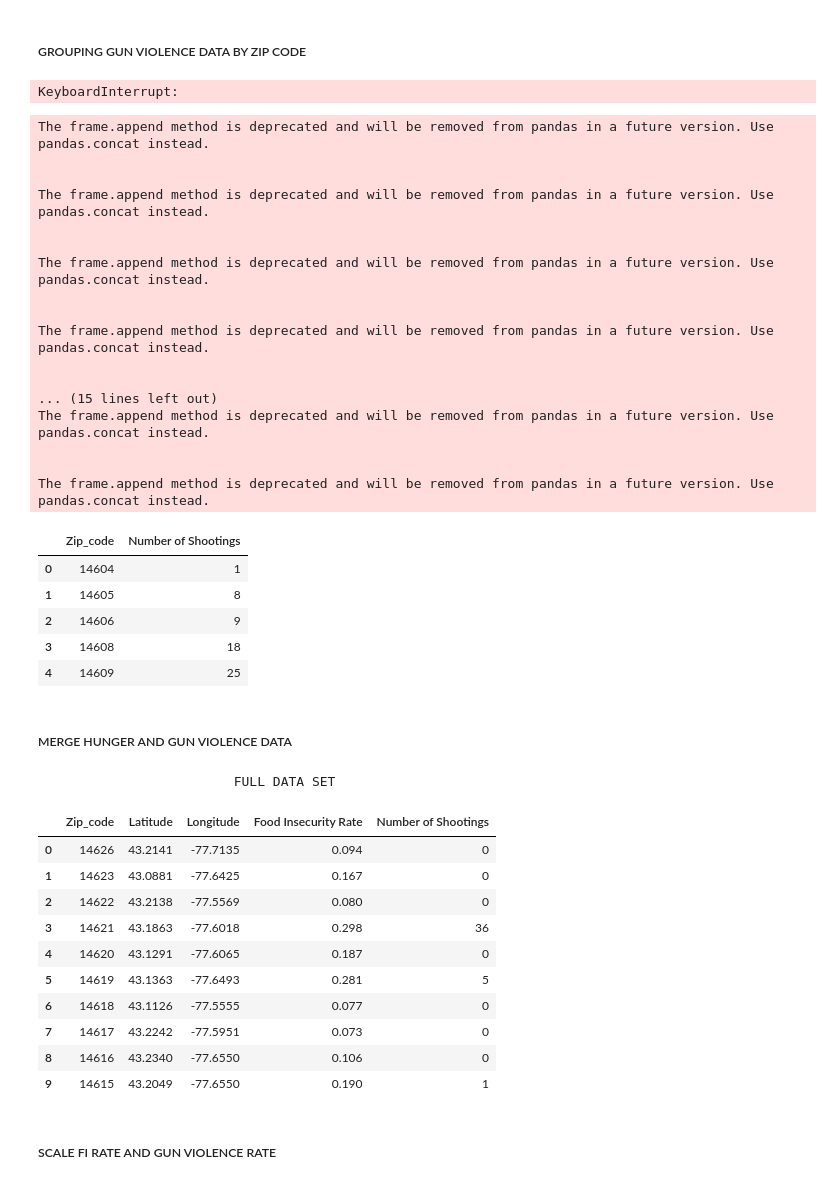
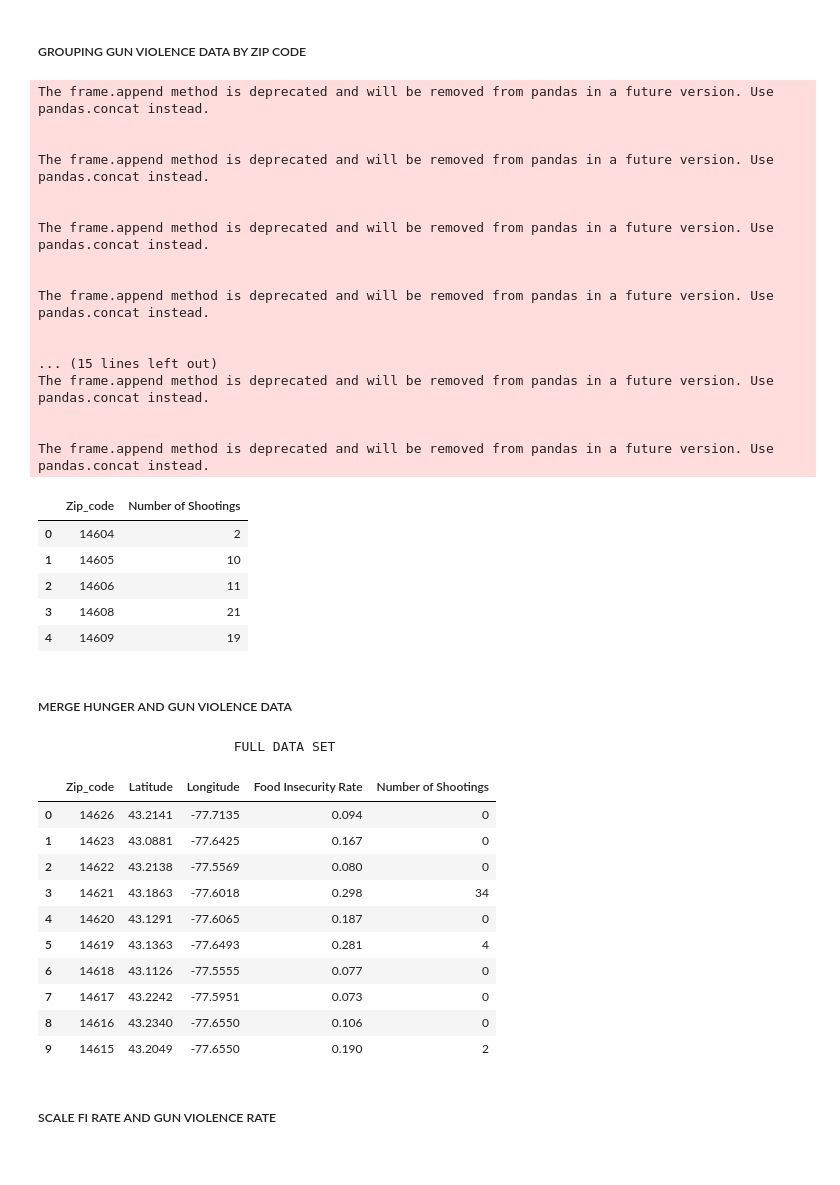
Before and after one commit to javac0f/RocGunHungerEda, a Jupyter notebook: Group9_EDA_Code.ipynb, the cells around one changed output. Saved outputs shown, nothing was run; the diff lists cells and outputs as text; code cells hidden in the pictures.

```diff
--- a/Group9_EDA_Code.ipynb
+++ b/Group9_EDA_Code.ipynb
@@ -157,8 +157,8 @@ None
 from geopy.exc import GeocoderServiceError
 from geopy.geocoders import Nominatim
 import time
-gun_long = gun_data["Longitude"]
-gun_lat = gun_data["Latitude"]
+gun_long = gun_data["Longitude"].tolist()
+gun_lat = gun_data["Latitude"].tolist()
 zipcode = []
 geolocator = Nominatim(user_agent='myapplication')
 
@@ -174,10 +174,3 @@ def reverse_geocode_with_retries(geolocator, lat, long, max_retries=3, delay=5):
                 time.sleep(delay)
             else:
                 raise e
-
-for i in range(len(gun_lat)):
-    location = reverse_geocode_with_retries(geolocator, gun_lat[i], gun_long[i])
-    address = location.raw['address']
-    zipcode.append(address.get('postcode'))
-# %% [output]
-KeyboardInterrupt:
@@ -184,6 +182,11 @@ KeyboardInterrupt:
+# %%
+gun_data = gun_data.reset_index(drop=True)
+zipcode_2022_23 = pd.Series(zipcode)
+gun_data['Zip_code'] = zipcode_2022_23
+gun_data = gun_data.groupby(['Zip_code'])['X'].count().reset_index(name="count")
 # %%
 # GROUP BY ZIP CODE
-gun_data = backup.groupby(["Zip_code"])["X"].count().reset_index(name="count")
+#gun_data = backup.groupby(["Zip_code"])["X"].count().reset_index(name="count")
 
 # ADD MISSING ZIP CODES
 allzip = list(range(14604, 14624))
@@ -191,40 +194,41 @@ allzip.append(14626)
 allzip.append(14627)
 allzip.append(14642)
 
-zip_gun = gun_data["Zip_code"].tolist()
+zip_gun = zipcode
+#zip_gun = gun_data["zip_code"].tolist()
 zip_gun = {int(x) for x in zip_gun}
 zip_noinclude = list(set(allzip) - set(zip_gun))
 
 for i in range(len(zip_noinclude)):
     gun_data = gun_data.append({'Zip_code': zip_noinclude[i], 'count': 0}, ignore_index=True)
 
 gun_data.rename(columns={'count': 'Number of Shootings'}, inplace=True)
 
 gun_data.head()
 # %% [output]
 The frame.append method is deprecated and will be removed from pandas in a future version. Use pandas.concat instead.
 
 
 The frame.append method is deprecated and will be removed from pandas in a future version. Use pandas.concat instead.
 
 
 The frame.append method is deprecated and will be removed from pandas in a future version. Use pandas.concat instead.
 
 
 The frame.append method is deprecated and will be removed from pandas in a future version. Use pandas.concat instead.
 
 
 ... (15 lines left out)
 The frame.append method is deprecated and will be removed from pandas in a future version. Use pandas.concat instead.
 
 
 The frame.append method is deprecated and will be removed from pandas in a future version. Use pandas.concat instead.
 |  | Zip_code | Number of Shootings |
-| 0 | 14604 | 1 |
-| 1 | 14605 | 8 |
-| 2 | 14606 | 9 |
-| 3 | 14608 | 18 |
-| 4 | 14609 | 25 |
+| 0 | 14604 | 2 |
+| 1 | 14605 | 10 |
+| 2 | 14606 | 11 |
+| 3 | 14608 | 21 |
+| 4 | 14609 | 19 |
 # %% [markdown]
 ##### MERGE HUNGER AND GUN VIOLENCE DATA
 # %%
@@ -238,13 +242,13 @@ full_data.head(10)
 | 0 | 14626 | 43.2141 | -77.7135 | 0.094 | 0 |
 | 1 | 14623 | 43.0881 | -77.6425 | 0.167 | 0 |
 | 2 | 14622 | 43.2138 | -77.5569 | 0.080 | 0 |
-| 3 | 14621 | 43.1863 | -77.6018 | 0.298 | 36 |
+| 3 | 14621 | 43.1863 | -77.6018 | 0.298 | 34 |
 | 4 | 14620 | 43.1291 | -77.6065 | 0.187 | 0 |
-| 5 | 14619 | 43.1363 | -77.6493 | 0.281 | 5 |
+| 5 | 14619 | 43.1363 | -77.6493 | 0.281 | 4 |
 | 6 | 14618 | 43.1126 | -77.5555 | 0.077 | 0 |
 | 7 | 14617 | 43.2242 | -77.5951 | 0.073 | 0 |
 | 8 | 14616 | 43.2340 | -77.6550 | 0.106 | 0 |
-| 9 | 14615 | 43.2049 | -77.6550 | 0.190 | 1 |
+| 9 | 14615 | 43.2049 | -77.6550 | 0.190 | 2 |
 # %% [markdown]
 ##### SCALE FI RATE AND GUN VIOLENCE RATE
 # %%
```
Also changed, not shown: parts of 12 cells of this notebook, 1 other file.
